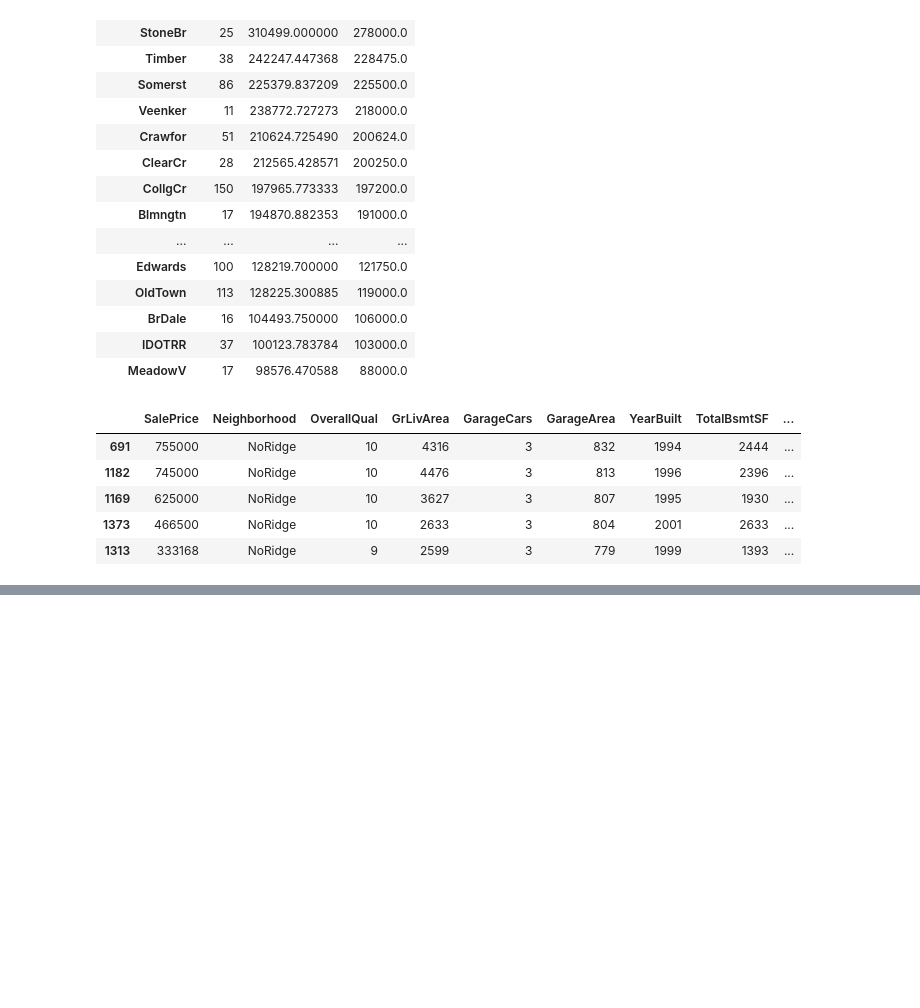
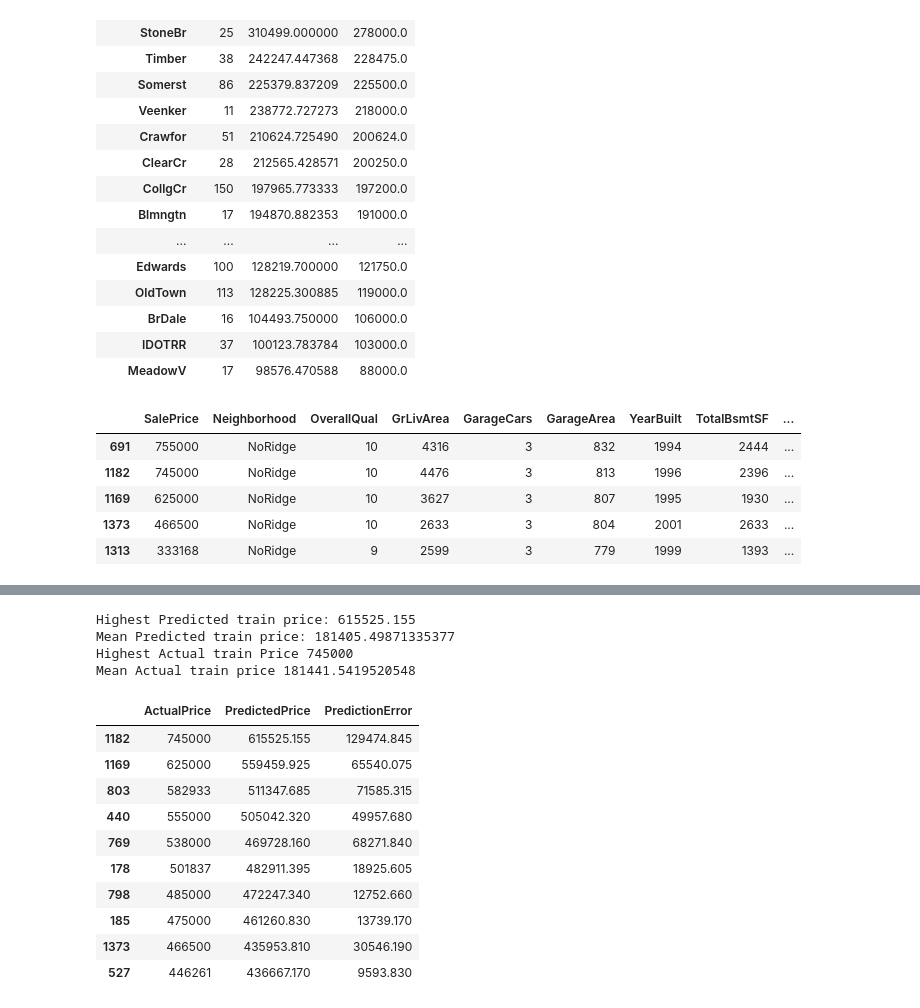
Before and after one commit to kogimurio/house_sales_prediction, a Jupyter notebook: saales_price_predictions.ipynb, the cells around one changed output, grey strips where cells are left out. Saved outputs shown, nothing was run; the diff lists cells and outputs as text; code cells hidden in the pictures; blank space fills up the shorter version.

Commit message:
further model prediction error investigating

```diff
--- a/saales_price_predictions.ipynb
+++ b/saales_price_predictions.ipynb
@@ -3934,0 +3968,30 @@ ValueError: X does not contain any features, but ColumnTransformer is expecting
+# %%
+train_predictions = final_model.predict(X_mixed_train_5)
+print("Highest Predicted train price:", train_predictions.max())
+print("Mean Predicted train price:", train_predictions.mean())
+print("Highest Actual train Price", y_mixed_train_5.max())
+print("Mean Actual train price", y_mixed_train_5.mean())
+# %% [output]
+Highest Predicted train price: 615525.155
+Mean Predicted train price: 181405.49871335377
+Highest Actual train Price 745000
+Mean Actual train price 181441.5419520548
+# %%
+# Prediction error for most expensive training houses
+train_comparison = X_mixed_train_5
+train_comparison['ActualPrice'] = y_mixed_train_5
+train_comparison['PredictedPrice'] = final_model.predict(train_comparison)
+train_comparison['PredictionError'] = (train_comparison['ActualPrice'] - train_comparison['PredictedPrice'])
+train_comparison.sort_values('ActualPrice', ascending=False)[['ActualPrice', 'PredictedPrice', 'PredictionError']].head(10)
+# %% [output]
+|  | ActualPrice | PredictedPrice | PredictionError |
+| 1182 | 745000 | 615525.155 | 129474.845 |
+| 1169 | 625000 | 559459.925 | 65540.075 |
+| 803 | 582933 | 511347.685 | 71585.315 |
+| 440 | 555000 | 505042.320 | 49957.680 |
+| 769 | 538000 | 469728.160 | 68271.840 |
+| 178 | 501837 | 482911.395 | 18925.605 |
+| 798 | 485000 | 472247.340 | 12752.660 |
+| 185 | 475000 | 461260.830 | 13739.170 |
+| 1373 | 466500 | 435953.810 | 30546.190 |
+| 527 | 446261 | 436667.170 | 9593.830 |
```
Also changed, not shown: parts of 12 cells of this notebook.
